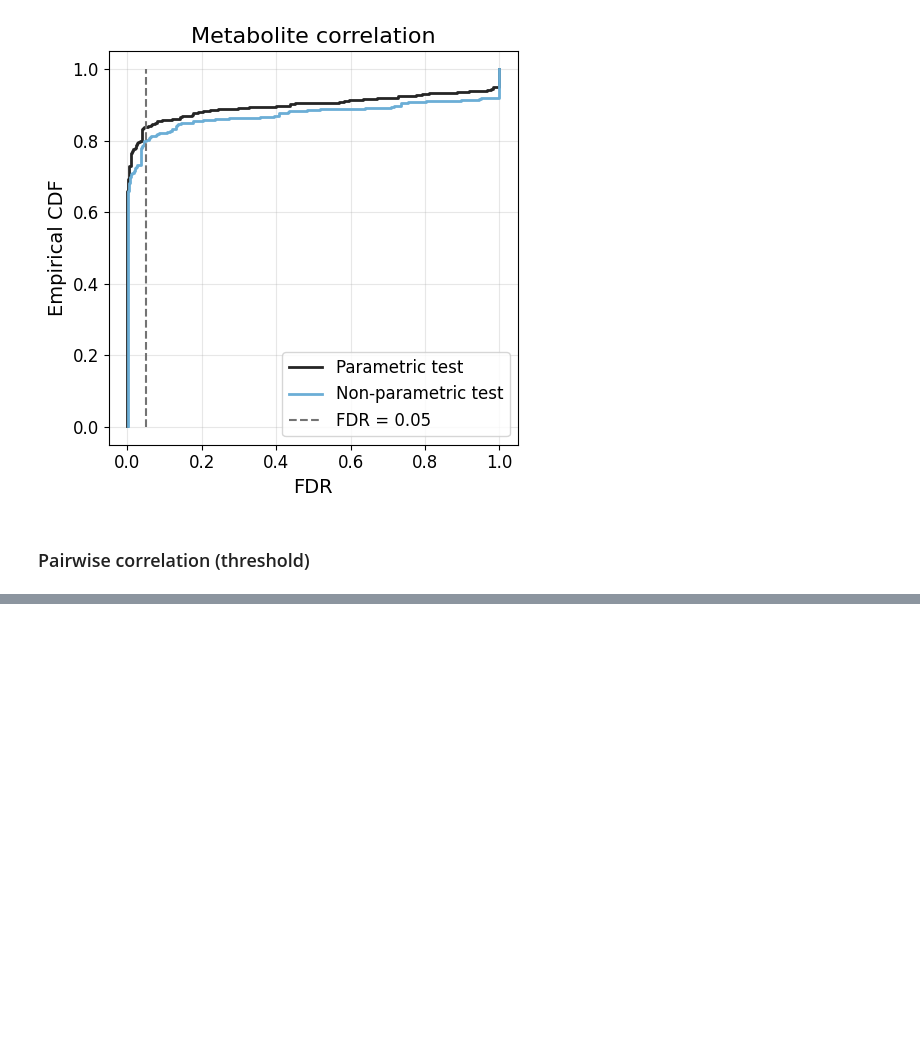
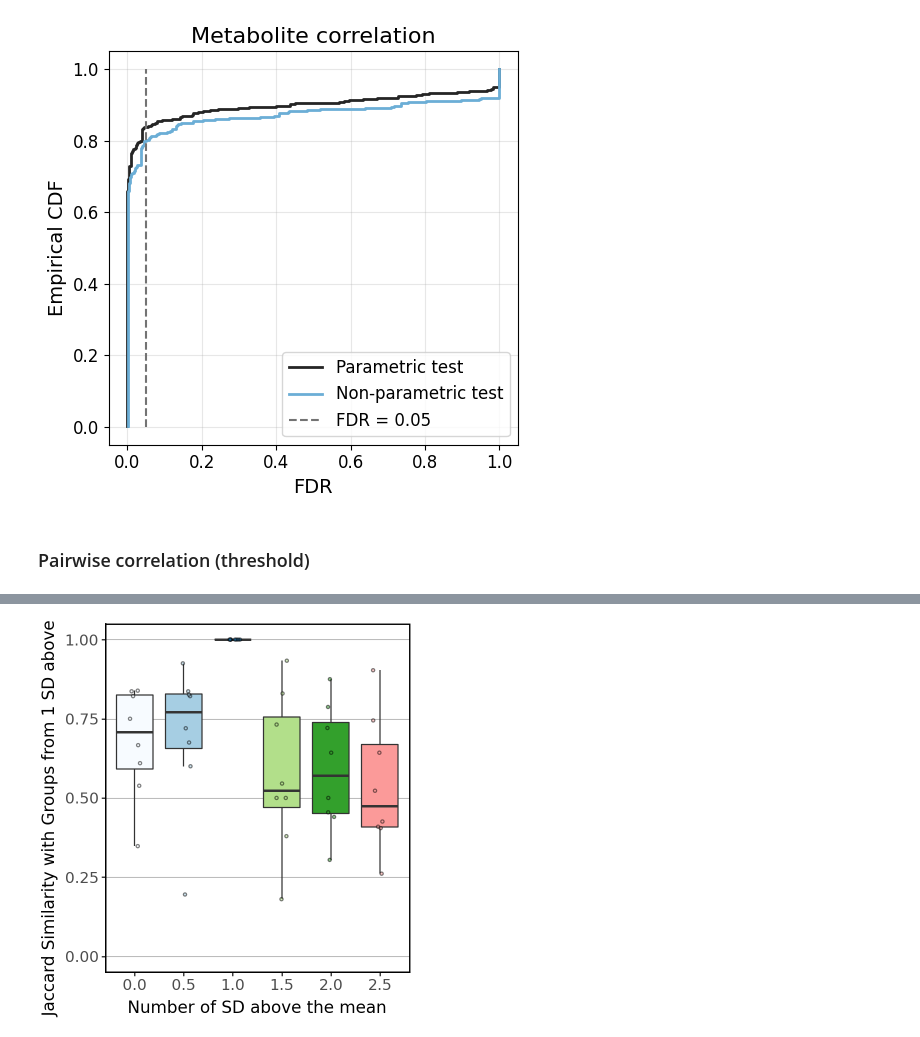
Before and after one commit to YosefLab/Harreman-reproducibility, a Jupyter notebook: Parameter_benchmarking/Fig_S13_A_C_Fig_S15.ipynb, the cells around one changed output, grey strips where cells are left out. Cells and saved outputs as stored; diff of their text form; code cells hidden in the pictures; blank space fills up the shorter version.

```diff
--- a/Parameter_benchmarking/Fig_S13_A_C_Fig_S15.ipynb
+++ b/Parameter_benchmarking/Fig_S13_A_C_Fig_S15.ipynb
@@ -364,7 +364,7 @@ plt.show()
 # %% [markdown]
 ### Pairwise correlation (threshold)
 # %%
-threshold_values = [0, 0.5, 1, 1.5, 2, 2.5, 3, 3.5, 4, 4.5, 5]
+threshold_values = [0, 0.5, 1, 1.5, 2, 2.5]
 ref_value = 1
 # %%
 def metabolite_pairwise_correlation_threshold_robustness_pipeline(adata, n):
@@ -721,7 +481,0 @@ correlation_values_df = pd.concat(
-# %%
-jaccard_values_df["process"] = jaccard_values_df["process"].astype('category')
-jaccard_values_df["process"] = jaccard_values_df["process"].cat.reorder_categories(['gmm', 'pval', 'FDR'])
-correlation_values_df["process"] = correlation_values_df["process"].astype('category')
-correlation_values_df["process"] = correlation_values_df["process"].cat.reorder_categories(['gmm', 'pval', 'FDR'])
-n_modules_df["process"] = n_modules_df["process"].astype('category')
-n_modules_df["process"] = n_modules_df["process"].cat.reorder_categories(['gmm', 'pval', 'FDR'])
@@ -921,4 +481,0 @@ correlation_values_df = pd.concat(
-# %%
-jaccard_values_df["n_sd"] = jaccard_values_df["n_sd"].astype('category')
-correlation_values_df["n_sd"] = correlation_values_df["n_sd"].astype('category')
-n_modules_df["n_sd"] = n_modules_df["n_sd"].astype('category')
@@ -1157,7 +481,0 @@ correlation_values_df = pd.concat(
-# %%
-jaccard_values_df["process"] = jaccard_values_df["process"].astype('category')
-jaccard_values_df["process"] = jaccard_values_df["process"].cat.reorder_categories(['gmm', 'pval', 'FDR'])
-correlation_values_df["process"] = correlation_values_df["process"].astype('category')
-correlation_values_df["process"] = correlation_values_df["process"].cat.reorder_categories(['gmm', 'pval', 'FDR'])
-n_modules_df["process"] = n_modules_df["process"].astype('category')
-n_modules_df["process"] = n_modules_df["process"].cat.reorder_categories(['gmm', 'pval', 'FDR'])
@@ -1388,0 +482,34 @@ FDR
+# %%
+fig = (
+ggplot(data=jaccard_values_df, mapping=aes(x="n_sd", y="Value", fill="n_sd"))
++ geom_boxplot(position=position_dodge(width=0.8), outlier_shape="")
++ geom_jitter(width = 0.15, height=0, size=0.8, alpha=0.5)
+# + scale_fill_manual(values=["#F7FBFF", "#A6CEE3", "#1F78B4", "#B2DF8A", "#33A02C", "#FB9A99", "#E31A1C", "#FDBF6F", "#FF7F00", "#CAB2D6", "#6A3D9A"])
++ scale_fill_manual(values=["#F7FBFF", "#A6CEE3", "#1F78B4", "#B2DF8A", "#33A02C", "#FB9A99"])
++ xlab('Number of SD above the mean')
++ ylab('Max. Jaccard Similarity with Groups from 1 SD above the mean')
++ theme_classic()
++ scale_y_continuous(
+        limits=(0, 1),
+        breaks=[0, 0.25, 0.5, 0.75, 1]
+)
++ theme(panel_grid_major_y=element_line(color="grey", size=0.4),
+        panel_grid_minor_y=element_blank(),
+        plot_title = element_text(hjust = 0.5,
+                                margin={"t": 0, "b": 5, "l": 0, "r": 0},
+                                size = 14,
+                                face='bold'),
+        legend_position = "none",
+        axis_title_x = element_text(size = 12),
+        axis_title_y = element_text(size = 12),
+        axis_text_x = element_text(margin={"t": 2, "b": 2, "l": 0, "r": 0}, size = 11),
+        axis_text_y = element_text(margin={"t": 0, "b": 0, "l": 2, "r": 2}, size = 11),
+        panel_border = element_rect(color='black'),
+        panel_background = element_rect(colour = "black",
+                                        linewidth = 1),
+        figure_size=(3.75, 4))
+)
+fig.save(os.path.join(PLOTS_PATH, 'metab_pairwise_cor_jaccard_n_sd_box_plot_unrolled.svg'), format='svg')
+fig
+# %% [output]
+[figure, added]
```
Also changed, not shown: parts of 56 cells of this notebook, 13 other files.
